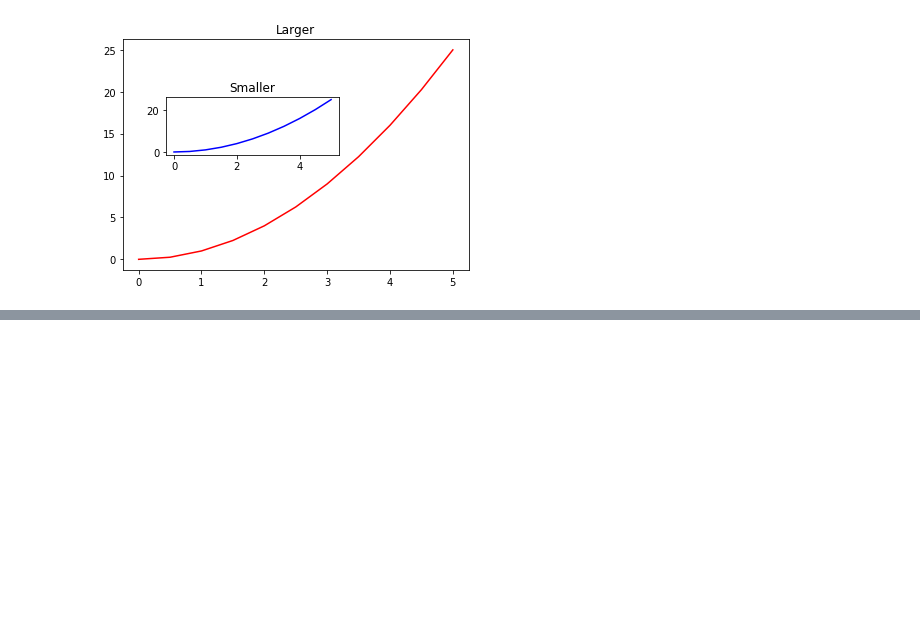
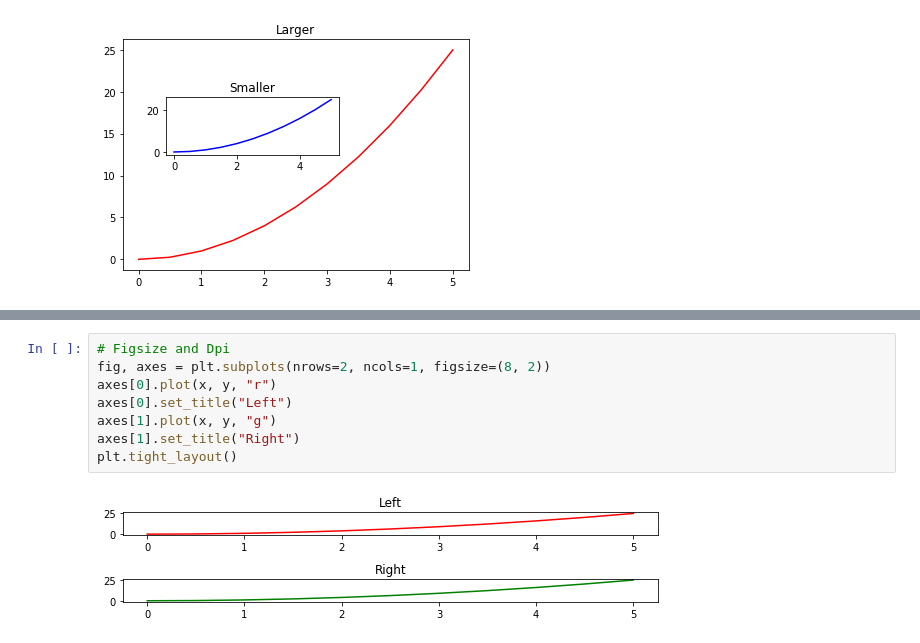
Before and after one commit to muhammadali448/DataScienceMachineLearning, a Jupyter notebook: matplotlib/matplotlib_part1.ipynb, the cells around one changed output, grey strips where cells are left out. Drawn from its saved outputs; the diff is of its cells as text; blank space fills up the shorter version.

```diff
--- a/matplotlib/matplotlib_part1.ipynb
+++ b/matplotlib/matplotlib_part1.ipynb
@@ -57,0 +80,10 @@ Text(0.5, 1.0, 'Smaller')
+# %%
+# Figsize and Dpi
+fig, axes = plt.subplots(nrows=2, ncols=1, figsize=(8, 2))
+axes[0].plot(x, y, "r")
+axes[0].set_title("Left")
+axes[1].plot(x, y, "g")
+axes[1].set_title("Right")
+plt.tight_layout()
+# %% [output]
+[figure, added]
```
Also changed, not shown: parts of 6 cells of this notebook, 1 other file.
